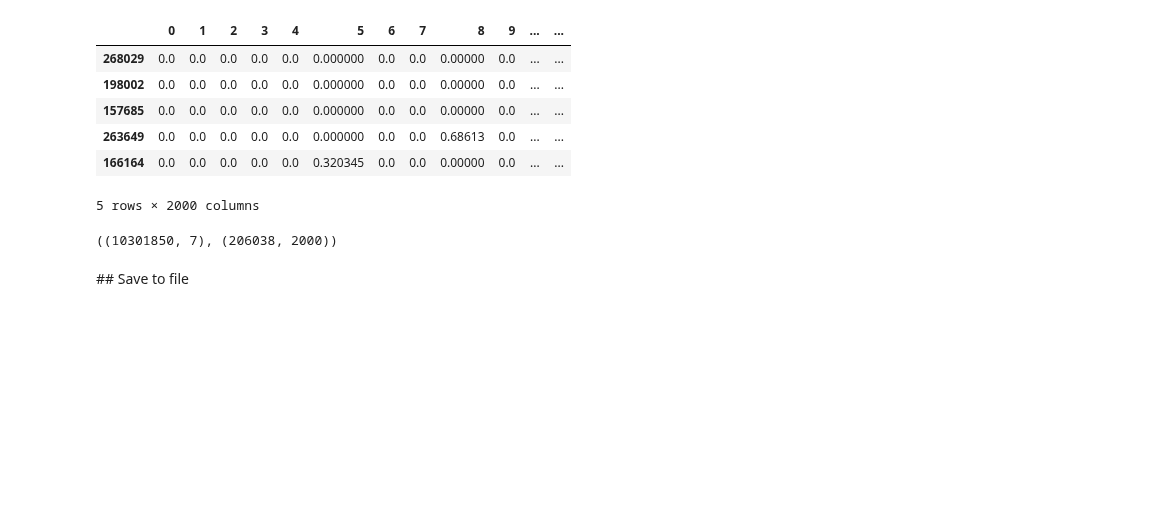
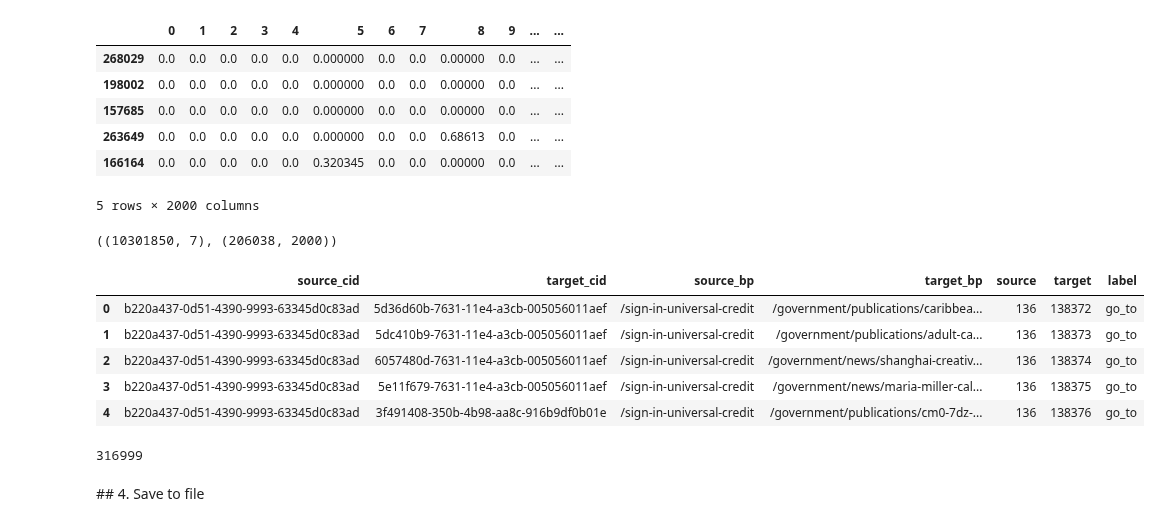
Before and after one commit to alphagov/govuk-network-embedding, a Jupyter notebook: notebooks/data_extract/extract_top_200.ipynb, the cells around one changed output. Cells and saved outputs as stored; diff of their text form; code cells hidden in the pictures; blank space fills up the shorter version.

```diff
--- a/notebooks/data_extract/extract_top_200.ipynb
+++ b/notebooks/data_extract/extract_top_200.ipynb
@@ -45,2 +57,0 @@ vectorizer.transform(["this is a test sentence"])
-# %%
-labelled = pd.read_csv(labelled_file, compression="gzip")
@@ -290,6 +293,19 @@ predict_test['label'] = "go_to"
 predict_test.shape, node_data.shape
 # %% [output]
 ((10301850, 7), (206038, 2000))
+# %%
+predict_test.head()
+# %% [output]
+|  | source_cid | target_cid | source_bp | target_bp | source | target | label |
+| 0 | b220a437-0d51-4390-9993-63345d0c83ad | 5d36d60b-7631-11e4-a3cb-005056011aef | /sign-in-universal-credit | /government/publications/caribbea... | 136 | 138372 | go_to |
+| 1 | b220a437-0d51-4390-9993-63345d0c83ad | 5dc410b9-7631-11e4-a3cb-005056011aef | /sign-in-universal-credit | /government/publications/adult-ca... | 136 | 138373 | go_to |
+| 2 | b220a437-0d51-4390-9993-63345d0c83ad | 6057480d-7631-11e4-a3cb-005056011aef | /sign-in-universal-credit | /government/news/shanghai-creativ... | 136 | 138374 | go_to |
+| 3 | b220a437-0d51-4390-9993-63345d0c83ad | 5e11f679-7631-11e4-a3cb-005056011aef | /sign-in-universal-credit | /government/news/maria-miller-cal... | 136 | 138375 | go_to |
+| 4 | b220a437-0d51-4390-9993-63345d0c83ad | 3f491408-350b-4b98-aa8c-916b9df0b01e | /sign-in-universal-credit | /government/publications/cm0-7dz-... | 136 | 138376 | go_to |
+# %%
+predict_test.target.max()
+# %% [output]
+316999
 # %% [markdown]
-## Save to file
+## 4. Save to file
 # %%
```
Also changed, not shown: parts of 30 cells of this notebook.
